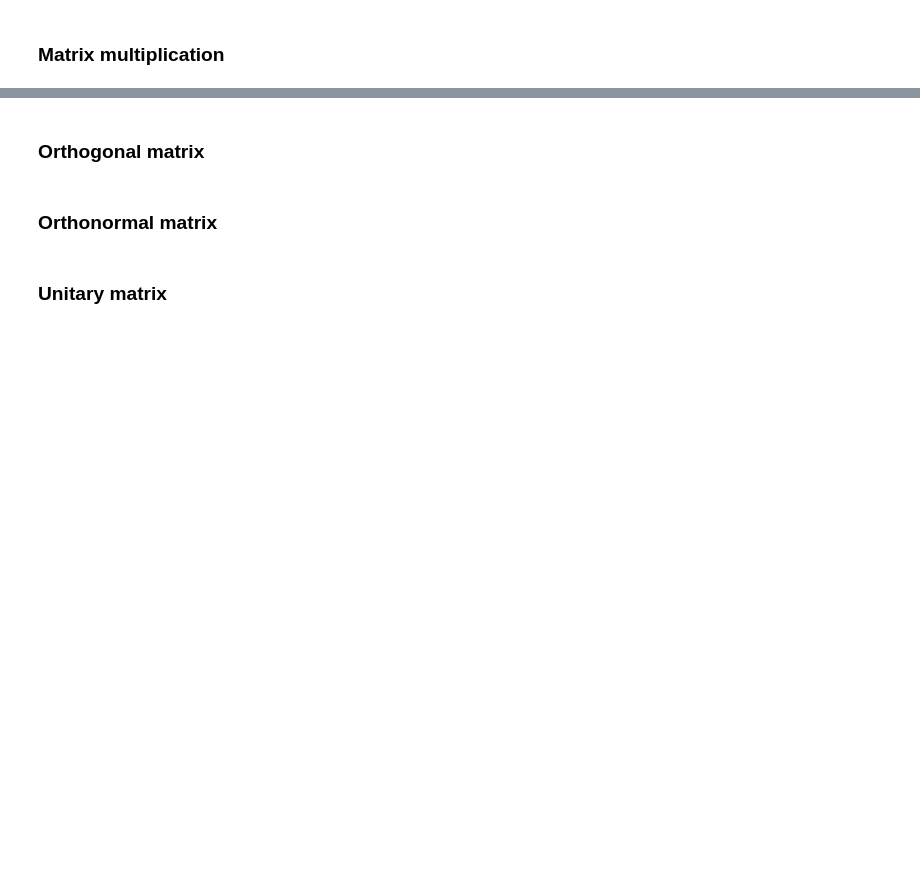
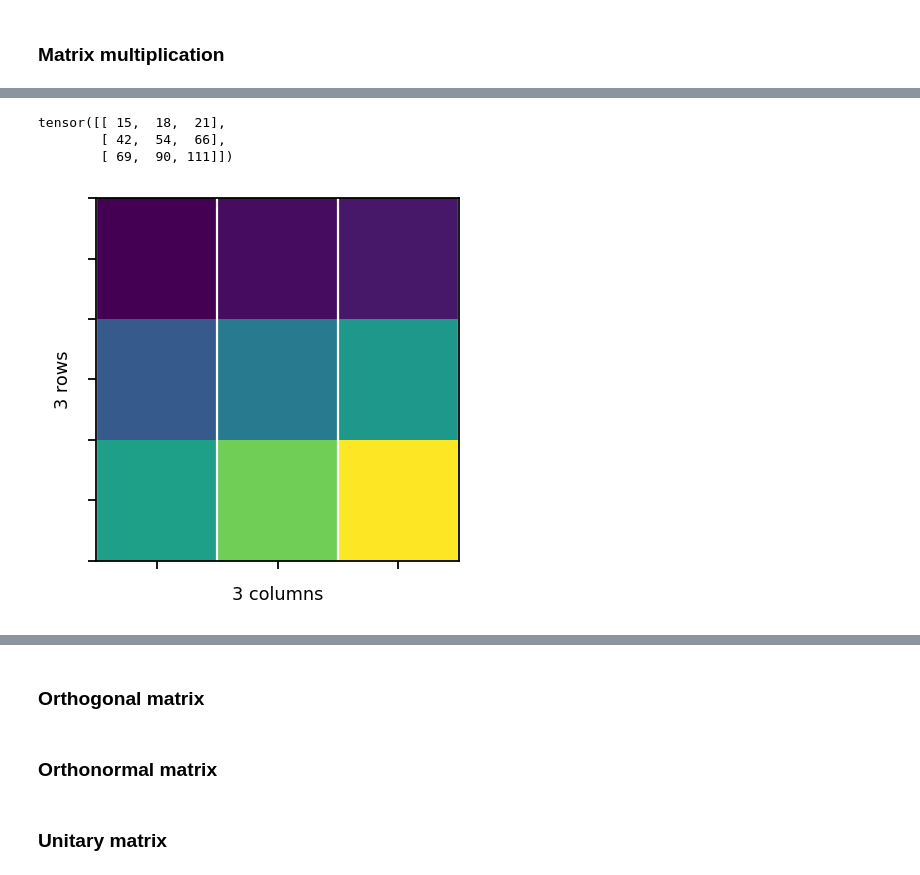
Before and after one commit to FlowModelingControl/flowtorch, a Jupyter notebook: docs/source/notebooks/linear_algebra_basics.ipynb, the cells around one changed output, grey strips where cells are left out. Cells and saved outputs as stored; diff of their text form; code cells hidden in the pictures; blank space fills up the shorter version.

```diff
--- a/docs/source/notebooks/linear_algebra_basics.ipynb
+++ b/docs/source/notebooks/linear_algebra_basics.ipynb
@@ -272,0 +336,21 @@ tensor(-306.)
+# %%
+A = pt.tensor(
+[
+    [0, 1, 2],
+    [3, 4, 5],
+    [6, 7, 8],
+])
+B = pt.tensor(
+[
+    [0, 1, 2],
+    [3, 4, 5],
+    [6, 7, 8],
+])
+C = pt.mm(A, B)
+vis.plot_matrix_as_heatmap(C, annotate=False)
+C
+# %% [output]
+tensor([[ 15,  18,  21],
+        [ 42,  54,  66],
+        [ 69,  90, 111]])
+[figure, added]
```
Also changed, not shown: parts of 20 cells of this notebook.
